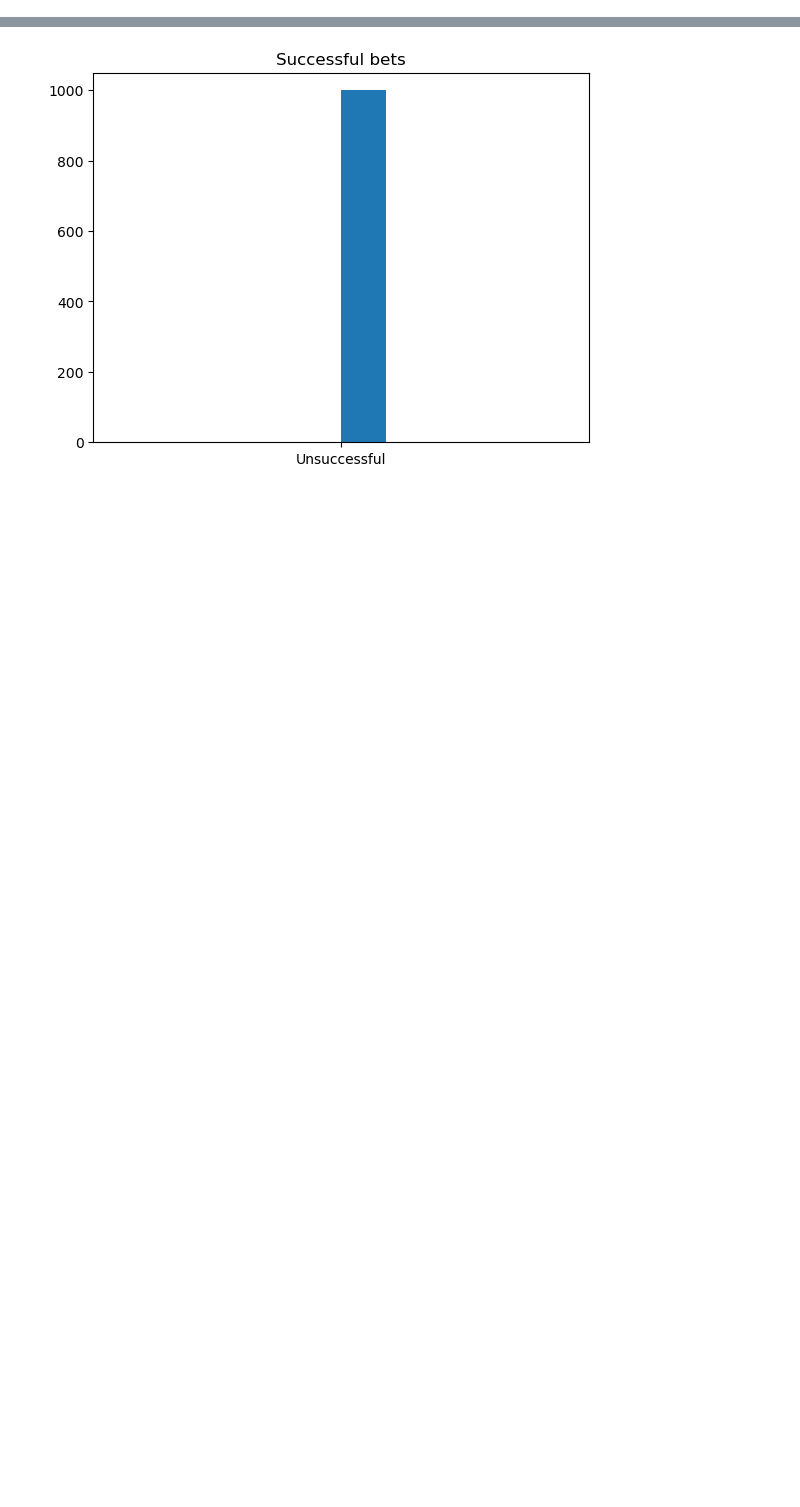
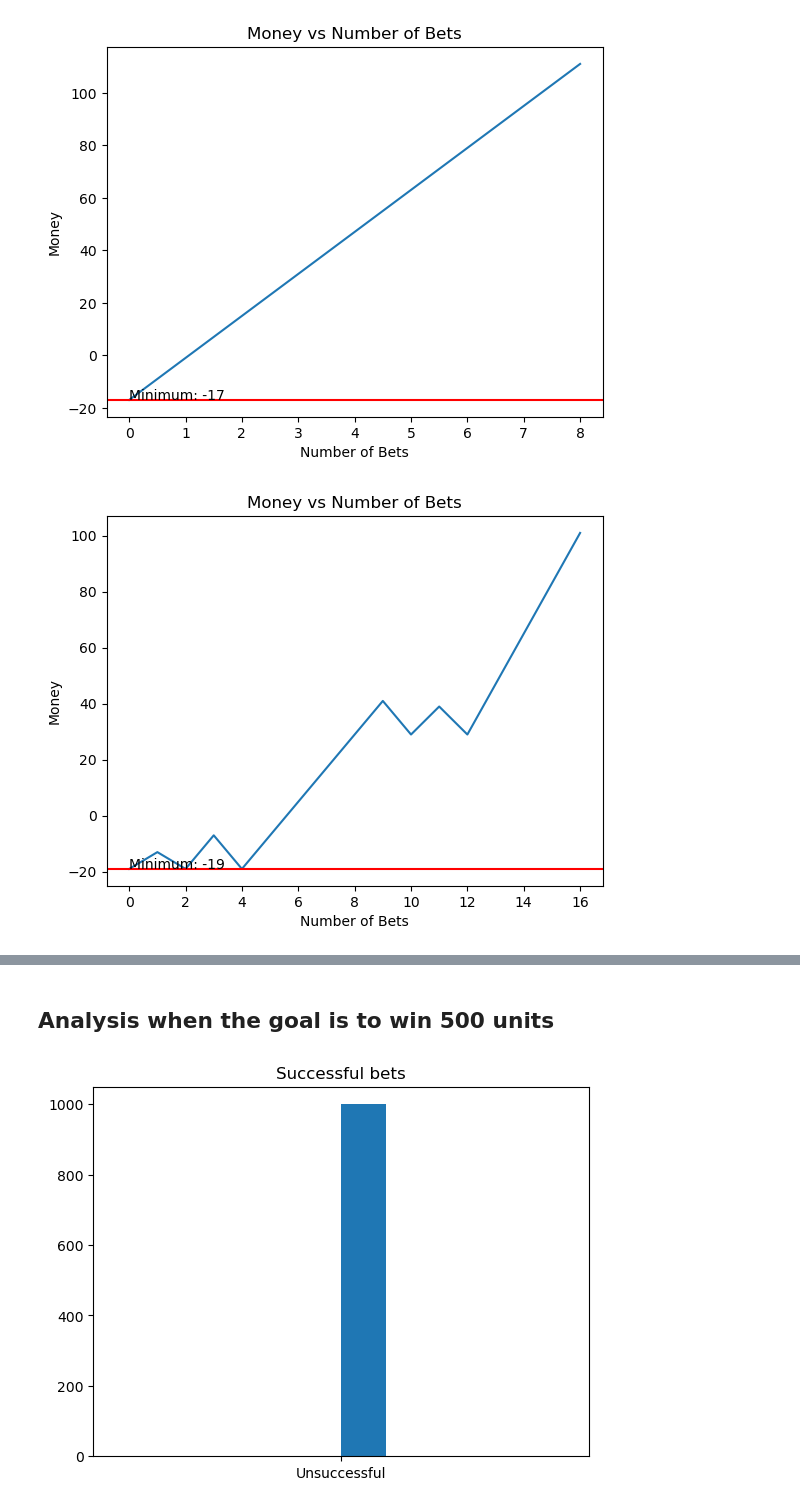
Before and after one commit to alekjarmov/roulette-simulator, a Jupyter notebook: simulator/labouchere_simulation.ipynb, the cells around one changed output, grey strips where cells are left out. Saved outputs shown, nothing was run; the diff lists cells and outputs as text; code cells hidden in the pictures; blank space fills up the shorter version.

```diff
--- a/simulator/labouchere_simulation.ipynb
+++ b/simulator/labouchere_simulation.ipynb
@@ -60,0 +86,5 @@ plot_successful_bets(money_histories[100], 100)
+# %%
+plot_money_histories(successful_histories, 100)
+# %% [output]
+[figure, added]
+[figure, added]
@@ -61,3 +99,5 @@ plot_successful_bets(money_histories[100], 100)
+# %% [markdown]
+## Analysis when the goal is to win 500 units
 # %%
 plot_successful_bets(money_histories[500], 500)
 # %% [output]
```
Also changed, not shown: parts of 11 cells of this notebook, 1 other file.
